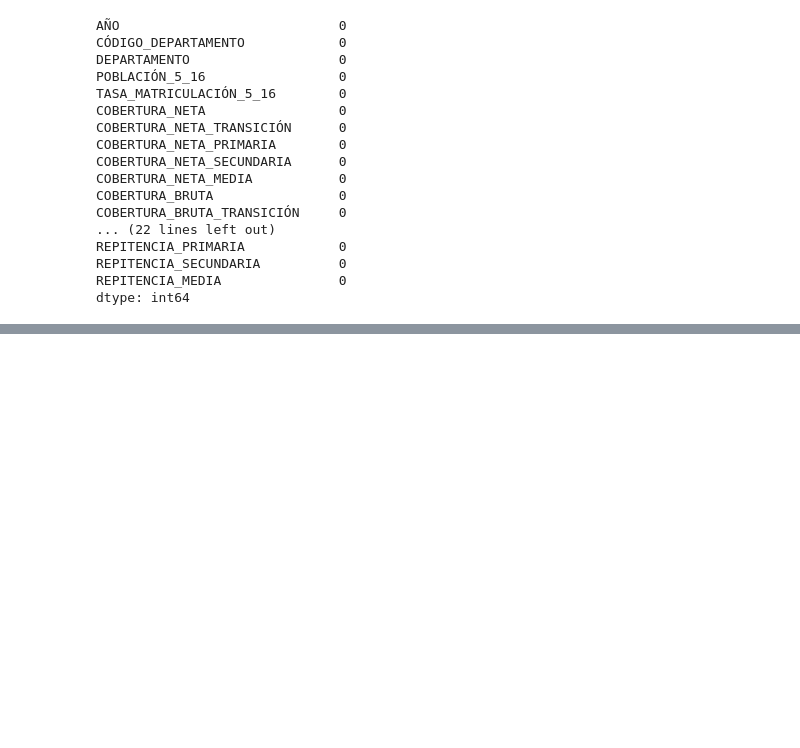
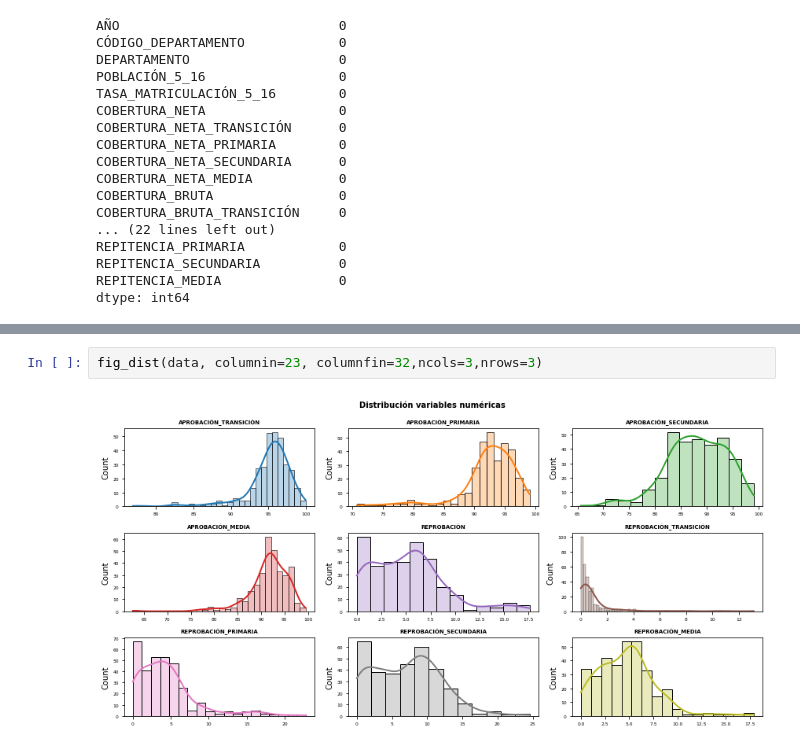
Before and after one commit to davidcastri/ProjectVST, a Jupyter notebook: Modelamiento/modelamiento.ipynb, the cells around one changed output, grey strips where cells are left out. Drawn from its saved outputs; the diff is of its cells as text; blank space fills up the shorter version.

```diff
--- a/Modelamiento/modelamiento.ipynb
+++ b/Modelamiento/modelamiento.ipynb
@@ -170,0 +241,4 @@ dtype: int64
+# %%
+fig_dist(data, columnin=23, columnfin=32,ncols=3,nrows=3)
+# %% [output]
+[figure, added]
```
Also changed, not shown: parts of 12 cells of this notebook.
